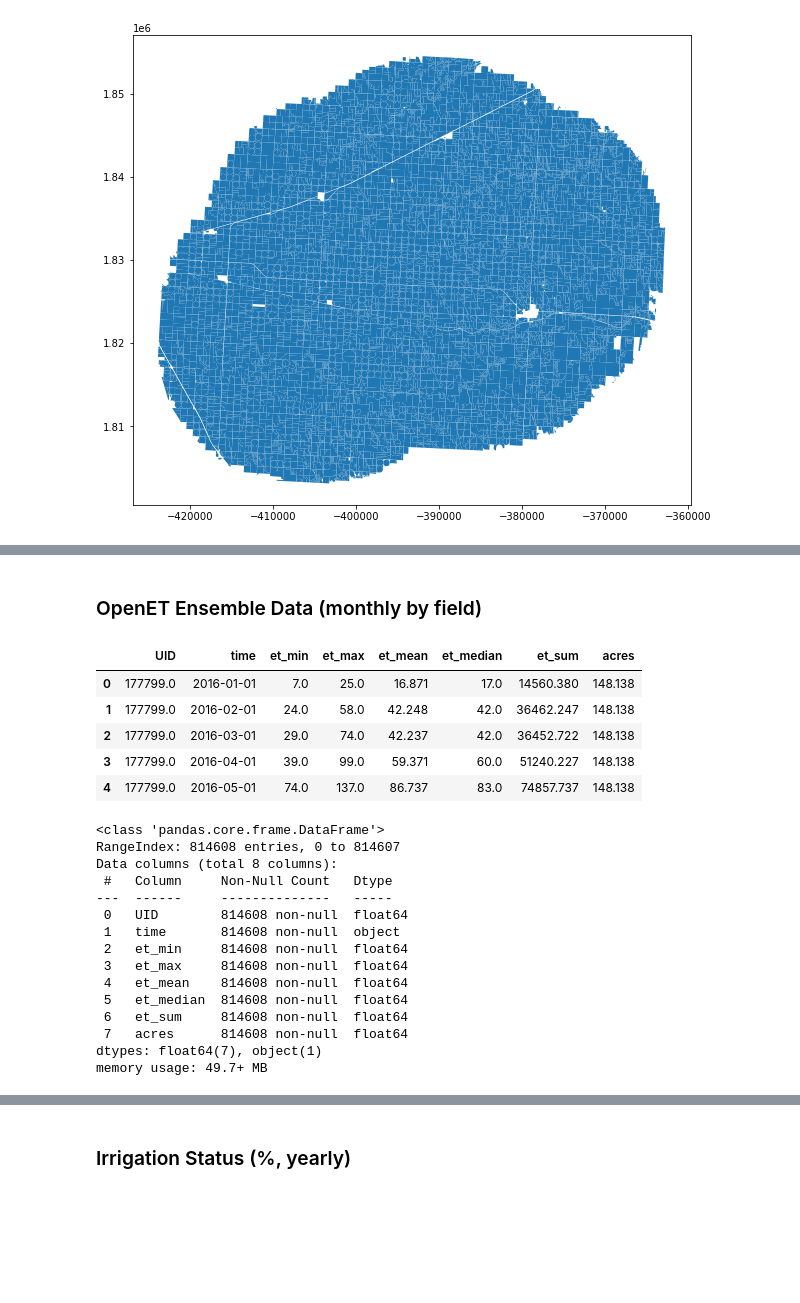
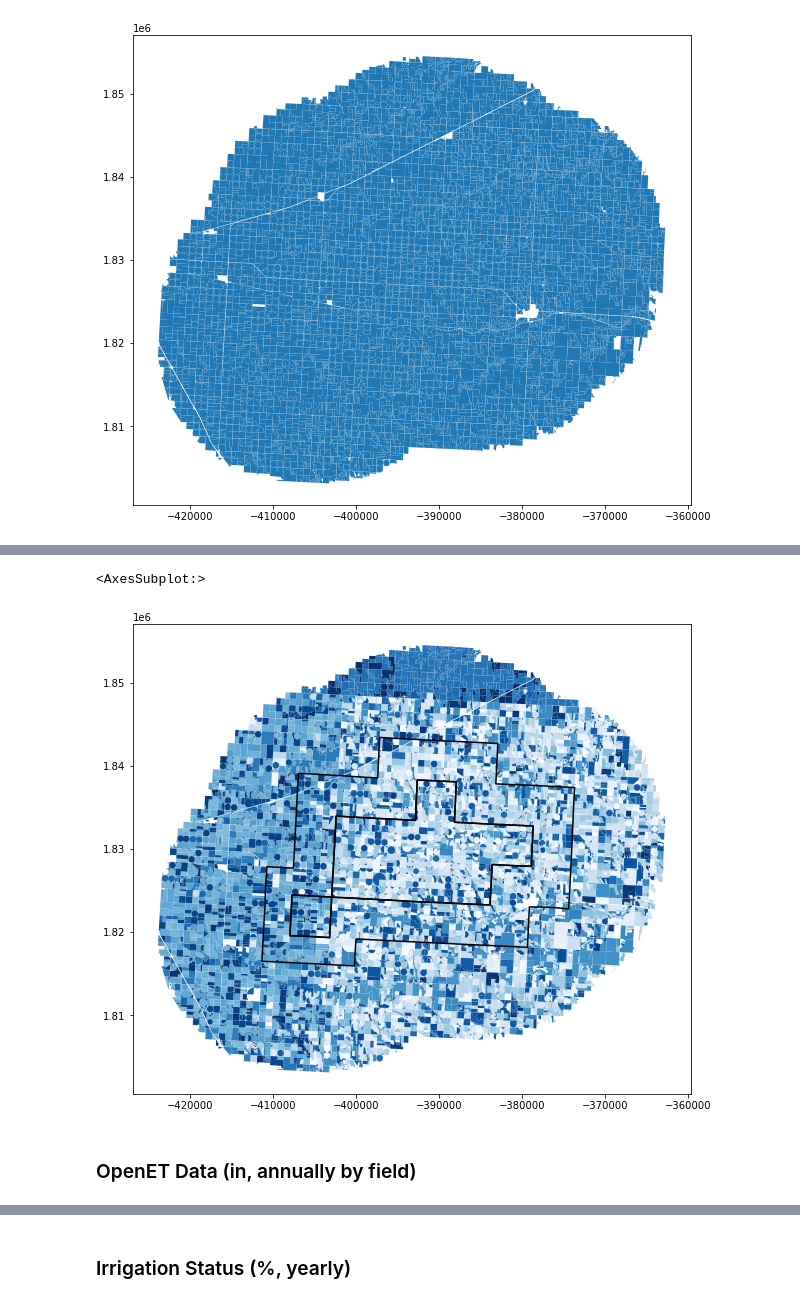
Before and after one commit to HEAL-KGS/eggs, a Jupyter notebook: eggs_data.ipynb, the cells around one changed output, grey strips where cells are left out. Cells and saved outputs as stored; diff of their text form; code cells hidden in the pictures; blank space fills up the shorter version.

```diff
--- a/eggs_data.ipynb
+++ b/eggs_data.ipynb
@@ -49,35 +73,18 @@ plt.show()
+# %%
+# Change to same CRS as SD6KS_Fields.shp so that layers can be added
+boundary = boundary.to_crs(fields.crs)
+buffer = buffer.to_crs(fields.crs)
+# %%
+fig, ax = plt.subplots(figsize = (10,10))
+base = fields.plot(cmap='Blues', ax=ax)
+boundary.boundary.plot(ax=base, color='k')
+buffer.boundary.plot(ax=base, color='k')
+# %% [output]
+<AxesSubplot:>
+[figure, added]
 # %% [markdown]
-### OpenET Ensemble Data (monthly by field)
+### OpenET Data (in, annually by field)
 # %%
 # Create a filepath for OpenET data and change working directory
 openET_fp = "C:\\Users\\ashle\\Desktop\\KGS\\data\\Hydrometeorology\\OpenET\\"
 os.chdir(openET_fp)
-# %%
-# Import ensemble file from OpenET
-ensemble = pd.read_csv('ET_monthly_ensemble_FieldsNoDups.csv')
-ensemble.head()
-# %% [output]
-|  | UID | time | et_min | et_max | et_mean | et_median | et_sum | acres |
-| 0 | 177799.0 | 2016-01-01 | 7.0 | 25.0 | 16.871 | 17.0 | 14560.380 | 148.138 |
-| 1 | 177799.0 | 2016-02-01 | 24.0 | 58.0 | 42.248 | 42.0 | 36462.247 | 148.138 |
-| 2 | 177799.0 | 2016-03-01 | 29.0 | 74.0 | 42.237 | 42.0 | 36452.722 | 148.138 |
-| 3 | 177799.0 | 2016-04-01 | 39.0 | 99.0 | 59.371 | 60.0 | 51240.227 | 148.138 |
-| 4 | 177799.0 | 2016-05-01 | 74.0 | 137.0 | 86.737 | 83.0 | 74857.737 | 148.138 |
-# %%
-ensemble.info()
-# %% [output]
-<class 'pandas.core.frame.DataFrame'>
-RangeIndex: 814608 entries, 0 to 814607
-Data columns (total 8 columns):
- #   Column     Non-Null Count   Dtype
----  ------     --------------   -----
- 0   UID        814608 non-null  float64
- 1   time       814608 non-null  object
- 2   et_min     814608 non-null  float64
- 3   et_max     814608 non-null  float64
- 4   et_mean    814608 non-null  float64
- 5   et_median  814608 non-null  float64
- 6   et_sum     814608 non-null  float64
- 7   acres      814608 non-null  float64
-dtypes: float64(7), object(1)
-memory usage: 49.7+ MB
```
Also changed, not shown: parts of 115 cells of this notebook, 8 other files.
